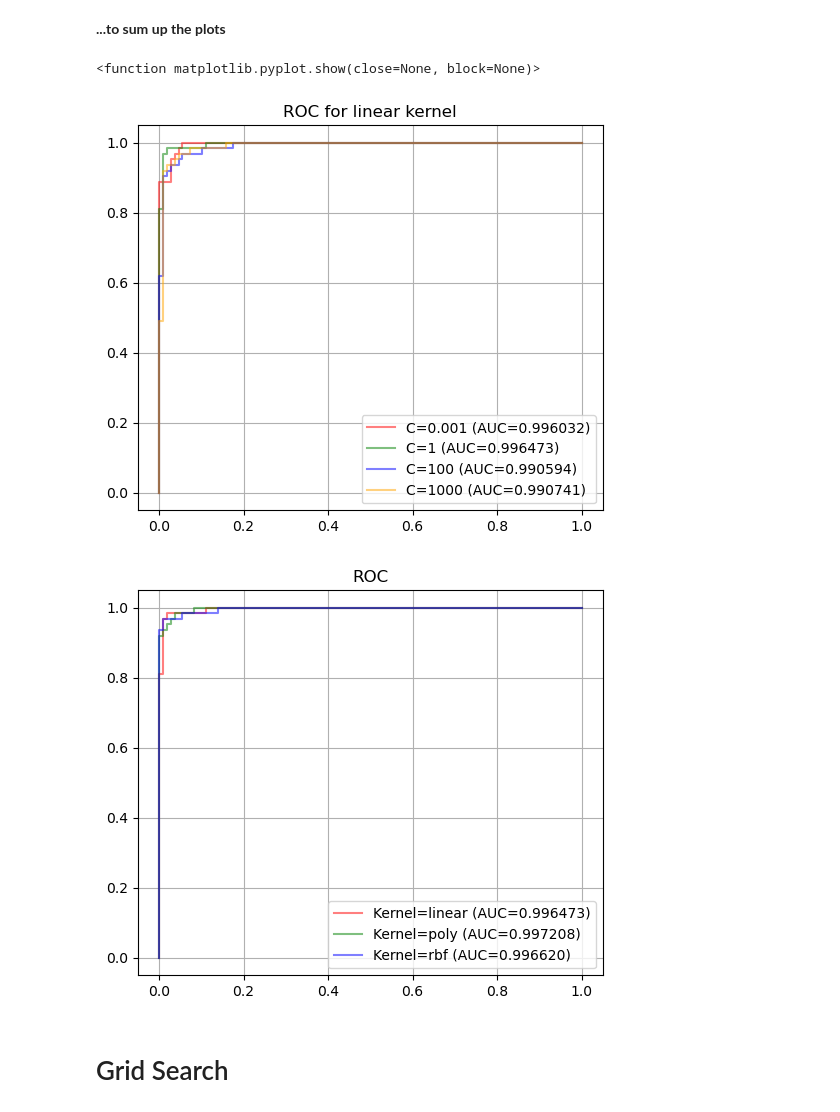
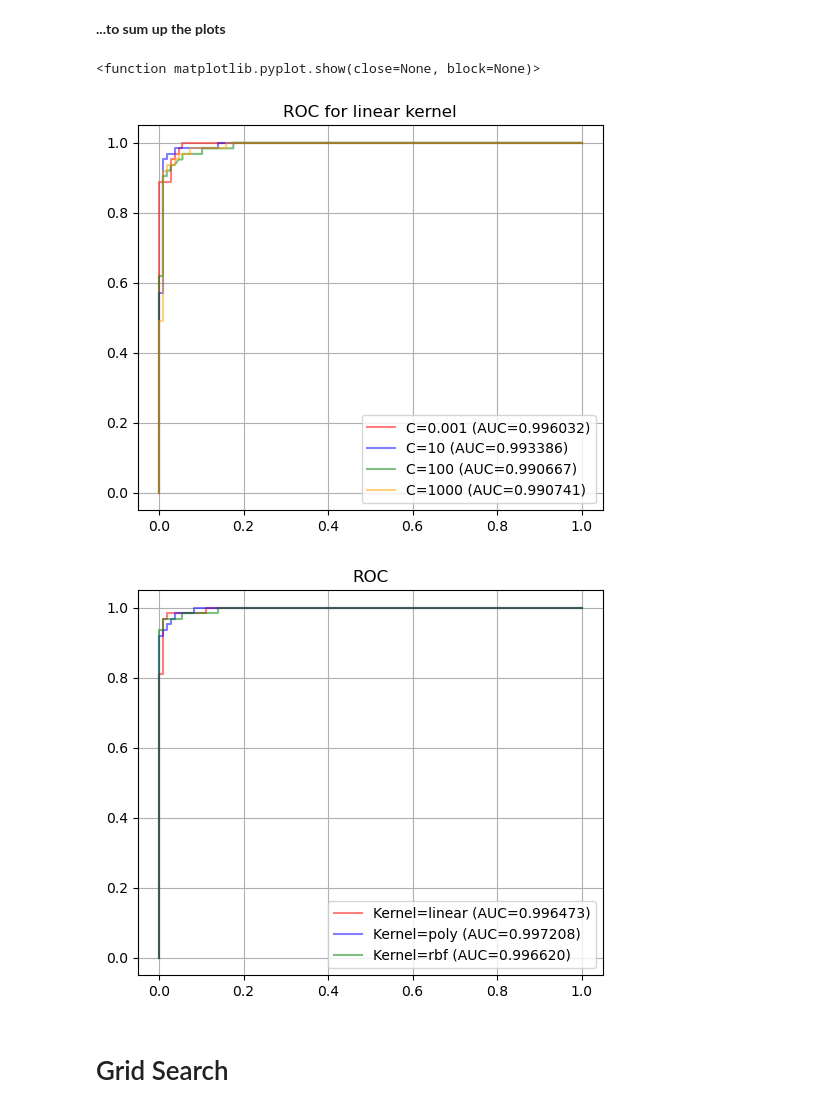
Before and after one commit to georgiarov/ML, a Jupyter notebook: project_code_triangle_of_sadness_2024.ipynb, the cells around one changed output. Cells and saved outputs as stored; diff of their text form; code cells hidden in the pictures.

```diff
--- a/project_code_triangle_of_sadness_2024.ipynb
+++ b/project_code_triangle_of_sadness_2024.ipynb
@@ -401,6 +427,7 @@ for c,penalty,solver in zip(colors,penalties,solvers):
     plt.figure(figsize=(6, 5))
     plt.plot(fpr_log1, tpr_log1, color=c, label=f'{penalty},{solver} (AUC={roc_auc_log1:.4f})')
     plt.legend()
+    plt.title('ROC')
     plt.grid()
     plt.show
 # %% [output]
@@ -416,6 +443,7 @@ for c,c_val in zip(colors,c_values):
     plt.figure(figsize=(6, 5))
     plt.plot(fpr_log2, tpr_log2, color=c, label=f'C={c_val} (AUC={roc_auc_log2:.4f})')
     plt.legend()
+    plt.title('ROC')
     plt.grid()
     plt.show
 # %% [output]
@@ -597,0 +640,30 @@ for c,c_val in zip(colors,c_values):
+# %%
+plt.figure(figsize=(6, 5))
+kernels = ['linear', 'poly', 'rbf']
+colors = ['red', 'blue', 'green']
+
+for color, kernel in zip(colors, kernels):
+    rbf_model = SVC(kernel=kernel, random_state=42)
+    rbf_model.fit(Xn_train, y_train)
+
+    perm_importance = permutation_importance(rbf_model, Xn_test, y_test, random_state=42)
+    importance = perm_importance.importances_mean
+
+    plt.plot(range(1,len(importance)+1), importance, '.-', label=kernel, color=color)
+
+plt.xticks(range(1,len(importance)+1))
+plt.xlabel('Feature Index')
+plt.ylabel('Importance Value')
+plt.grid()
+plt.legend()
+plt.title('Feature Importance for Different Kernels')
+
+# printing recall scores for each kernel
+for kernel in kernels:
+    rbf_model = SVC(kernel=kernel, random_state=42)
+    rbf_model.fit(Xn_train, y_train)
+    y_pred_svc11 = rbf_model.predict(Xn_test)
+    rec1_svc11 = recall_score(y_test, y_pred_svc11)
+    print(f'Recall Score of {kernel} : {rec1_svc11}')
+
+plt.show()
@@ -617,35 +710,37 @@ for c,kernel in zip(colors,kernels):
 **...to sum up the plots**
 # %%
 plt.figure(figsize=(6, 5))
-for c,c_val in zip(colors,c_values):
+c_val=[0.001,10,100,1000]
+colors=['red', 'blue', 'green','orange']
+for c,c_val in zip(colors,c_val):
     svc_model1=SVC(kernel='linear',C=c_val, probability=True)
     svc_model1.fit(Xn_train,y_train)
     y_probs_svc1 = svc_model1.predict_proba(Xn_test)[:, 1]
     fpr_svc1, tpr_svc1, _ = roc_curve(y_test, y_probs_svc1)
     roc_auc_svc1 = auc(fpr_svc1, tpr_svc1)
     plt.plot(fpr_svc1, tpr_svc1, color=c,alpha=0.5, label=f'C={c_val} (AUC={roc_auc_svc1:.6f})')
     plt.legend()
     plt.title('ROC for linear kernel')
 plt.grid()
 plt.show
 
 kernels=['linear', 'poly', 'rbf']
 plt.figure(figsize=(6, 5))
 for c,kernel in zip(colors,kernels):
     svc_model2=SVC(kernel=kernel, probability=True)
     svc_model2.fit(Xn_train,y_train)
     y_probs_svc2 = svc_model2.predict_proba(Xn_test)[:, 1]
     fpr_svc2, tpr_svc2, _ = roc_curve(y_test, y_probs_svc2)
     roc_auc_svc2 = auc(fpr_svc2, tpr_svc2)
     plt.plot(fpr_svc2, tpr_svc2, color=c,alpha=0.5, label=f'Kernel={kernel} (AUC={roc_auc_svc2:.6f})')
     plt.title('ROC')
     plt.legend()
     plt.grid()
 plt.show
 # %% [output]
 <function matplotlib.pyplot.show(close=None, block=None)>
-[figure, old version]
+[figure, new version]
-[figure, old version]
+[figure, new version]
 # %% [markdown]
 # Grid Search
 # %%
```
Also changed, not shown: parts of 23 cells of this notebook.
